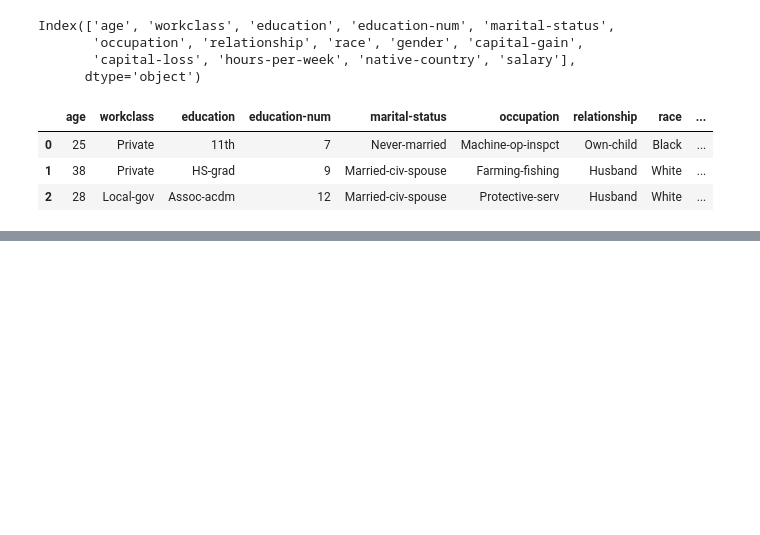
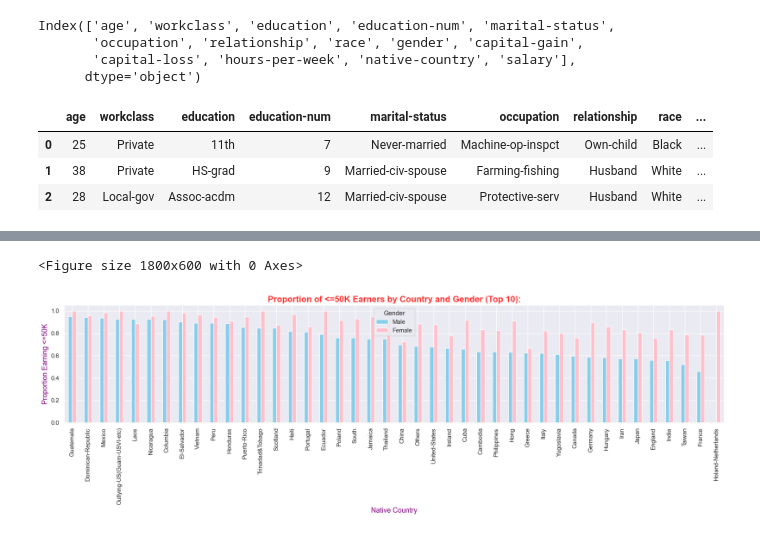
Before and after one commit to rajesh-coventry/Projects, a Jupyter notebook: 02_Data_Visuallization/04_Adults_Income_Analysis/Analysis-8_Aggregation_Analysis_and_Trends.ipynb, the cells around one changed output, grey strips where cells are left out. Cells and saved outputs as stored; diff of their text form; code cells hidden in the pictures; blank space fills up the shorter version.

```diff
--- a/02_Data_Visuallization/04_Adults_Income_Analysis/Analysis-8_Aggregation_Analysis_and_Trends.ipynb
+++ b/02_Data_Visuallization/04_Adults_Income_Analysis/Analysis-8_Aggregation_Analysis_and_Trends.ipynb
@@ -177,0 +216,28 @@ asx
+# %%
+# Group by country and gender, calculate percentage earning <=50K
+income_gender_country = (
+    data.groupby(['native-country', 'gender'])['salary']
+    .value_counts(normalize=True)
+    .rename('proportion')
+    .reset_index()
+    .query("salary == '<=50K'")
+    .pivot(index='native-country', columns='gender', values='proportion')
+    .fillna(0)
+)
+
+income_gender_country = income_gender_country.sort_values(by=['Male', 'Female'], ascending=False)
+income_gender_country.head(10)  # Show top 10 for preview
+
+# Plotting gender pay gap by country
+plt.figure(figsize=(18, 6))
+income_gender_country[['Male', 'Female']].plot(kind='bar', figsize=(18,6), color=['skyblue', 'pink'])
+plt.title("Proportion of <=50K Earners by Country and Gender (Top 10):", fontsize=16, fontweight='bold', color='red', alpha= 0.8)
+plt.ylabel("Proportion Earning <=50K", fontsize=13, color='purple')
+plt.xlabel("Native Country", fontsize=13, color='purple')
+plt.xticks(rotation=90, fontsize=11)
+plt.legend(title='Gender')
+plt.tight_layout()
+plt.show()
+# %% [output]
+<Figure size 1800x600 with 0 Axes>
+[figure, added]
```
Also changed, not shown: parts of 28 cells of this notebook, 1 other file.
